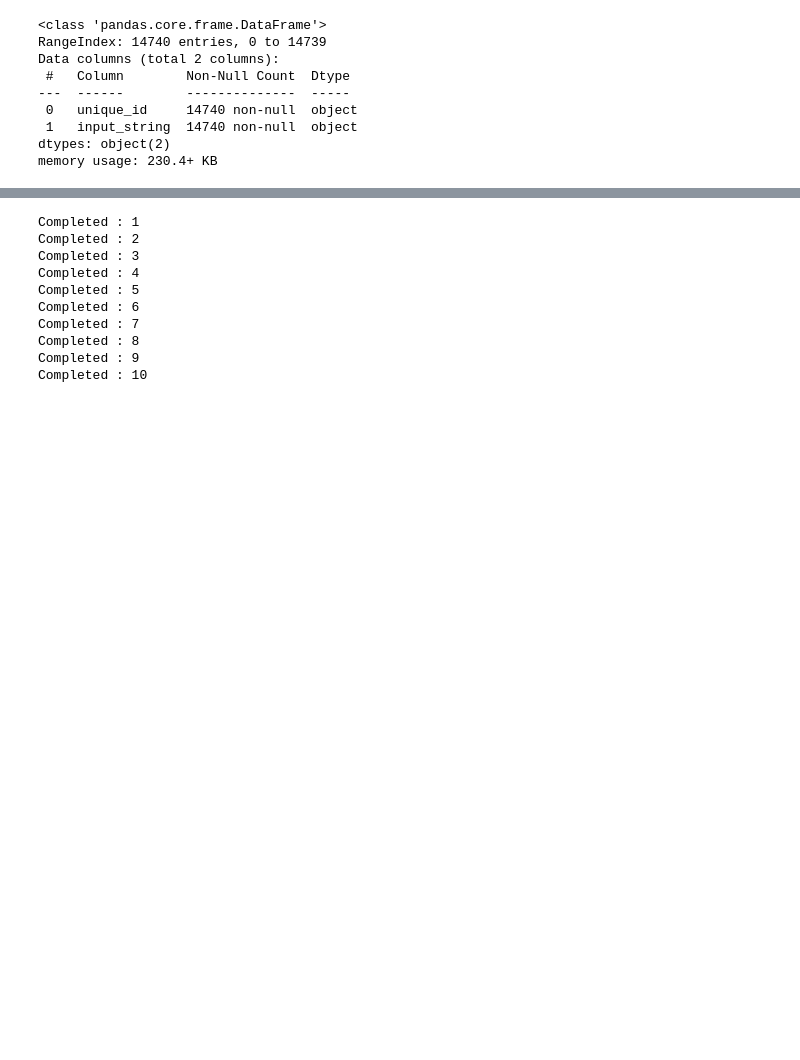
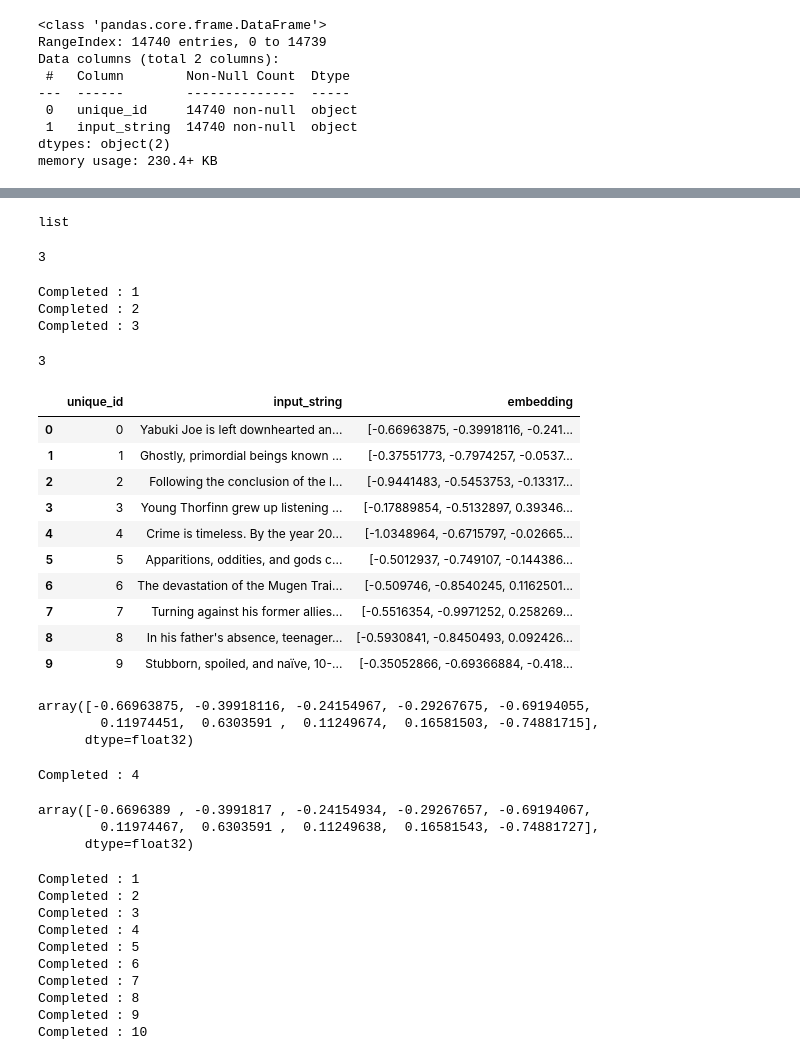
Before and after one commit to Mridul-23/ani-verse, a Jupyter notebook: backend/embeddings/experiment/bert_practice.ipynb, the cells around one changed output, grey strips where cells are left out. Cells and saved outputs as stored; diff of their text form; code cells hidden in the pictures; blank space fills up the shorter version.

```diff
--- a/backend/embeddings/experiment/bert_practice.ipynb
+++ b/backend/embeddings/experiment/bert_practice.ipynb
@@ -88,7 +102,7 @@ gen = count_generator()
 # %%
 def get_cls_embedding(input_string):
     # tokenize the input_string
-    string_tokens = tokenizer(input_string, return_tensors='tf')
+    string_tokens = tokenizer(input_string, return_tensors='tf', padding=True, truncation=True)
     # print('stage 1 done')
 
     # getting the bert embedding (output) using the model
@@ -106,4 +120,54 @@ def get_cls_embedding(input_string):
     print(f'Completed : {next(gen)}')
 
     return cls_embedding
+# %%
+type(df['input_string'][:5].to_list())
+# %% [output]
+list
+# %%
+batches = np.array_split(df['input_string'], len(df) // 4 + (len(df) % 4 > 0))
+# %%
+len(batches)
+# %% [output]
+3
+# %%
+result_vectors = []
+for batch in batches:
+    result_vectors.append(get_cls_embedding(batch.to_list()))
+    # print(type(batch))
+len(result_vectors)
+# %% [output]
+Completed : 1
+Completed : 2
+Completed : 3
+3
+# %%
+df['embedding'] = [vector for sublist in result_vectors for vector in sublist]
+# %%
+df
+# %% [output]
+|  | unique_id | input_string | embedding |
+| 0 | 0 | Yabuki Joe is left downhearted an... | [-0.66963875, -0.39918116, -0.241... |
+| 1 | 1 | Ghostly, primordial beings known ... | [-0.37551773, -0.7974257, -0.0537... |
+| 2 | 2 | Following the conclusion of the l... | [-0.9441483, -0.5453753, -0.13317... |
+| 3 | 3 | Young Thorfinn grew up listening ... | [-0.17889854, -0.5132897, 0.39346... |
+| 4 | 4 | Crime is timeless. By the year 20... | [-1.0348964, -0.6715797, -0.02665... |
+| 5 | 5 | Apparitions, oddities, and gods c... | [-0.5012937, -0.749107, -0.144386... |
+| 6 | 6 | The devastation of the Mugen Trai... | [-0.509746, -0.8540245, 0.1162501... |
+| 7 | 7 | Turning against his former allies... | [-0.5516354, -0.9971252, 0.258269... |
+| 8 | 8 | In his father's absence, teenager... | [-0.5930841, -0.8450493, 0.092426... |
+| 9 | 9 | Stubborn, spoiled, and naïve, 10-... | [-0.35052866, -0.69366884, -0.418... |
+# %%
+df['embedding'][0][:10]
+# %% [output]
+array([-0.66963875, -0.39918116, -0.24154967, -0.29267675, -0.69194055,
+        0.11974451,  0.6303591 ,  0.11249674,  0.16581503, -0.74881715],
+      dtype=float32)
+# %%
+get_cls_embedding(df['input_string'][0])[:10]
+# %% [output]
+Completed : 4
+array([-0.6696389 , -0.3991817 , -0.24154934, -0.29267657, -0.69194067,
+        0.11974467,  0.6303591 ,  0.11249638,  0.16581543, -0.74881727],
+      dtype=float32)
 # %%
```
Also changed, not shown: parts of 8 cells of this notebook, 2 other files.
